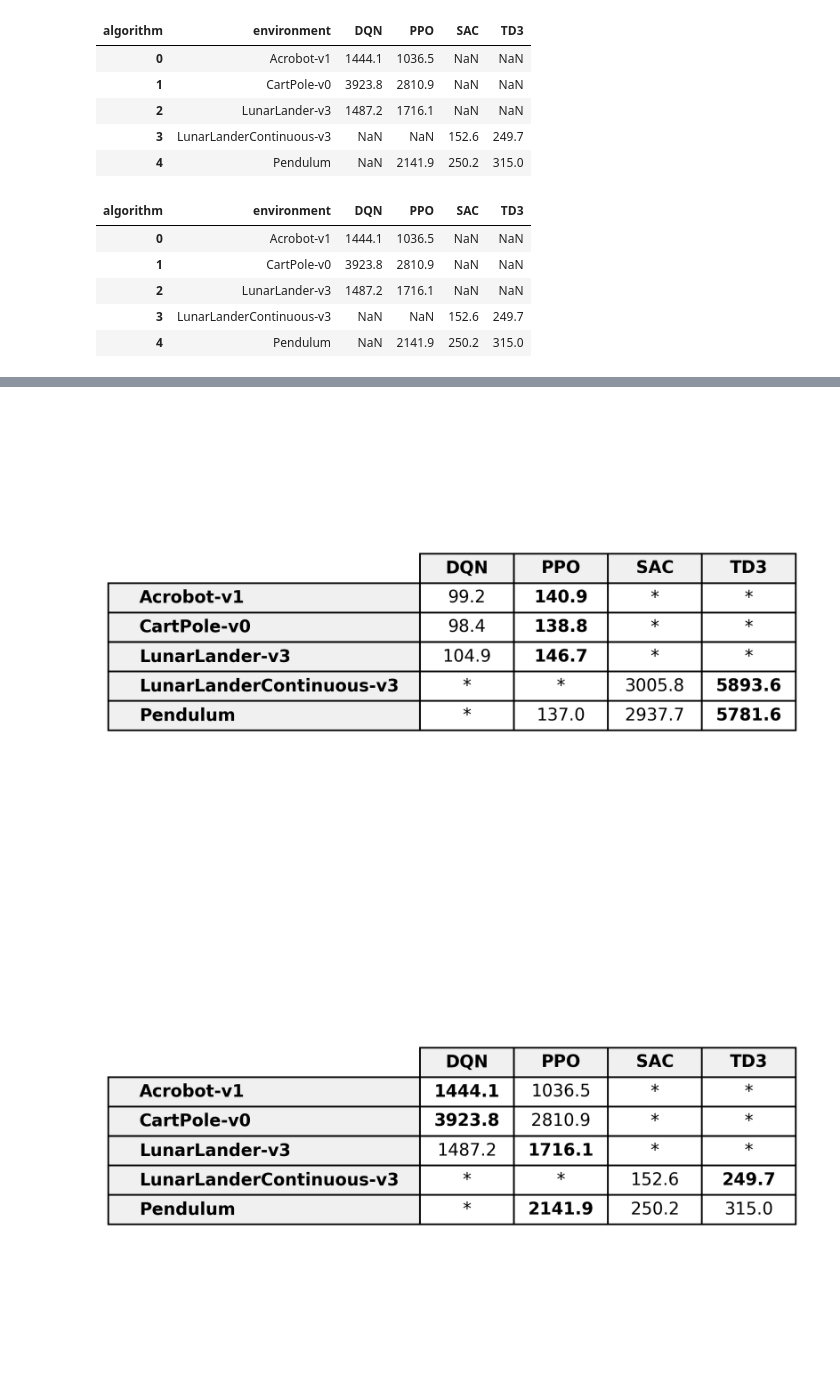
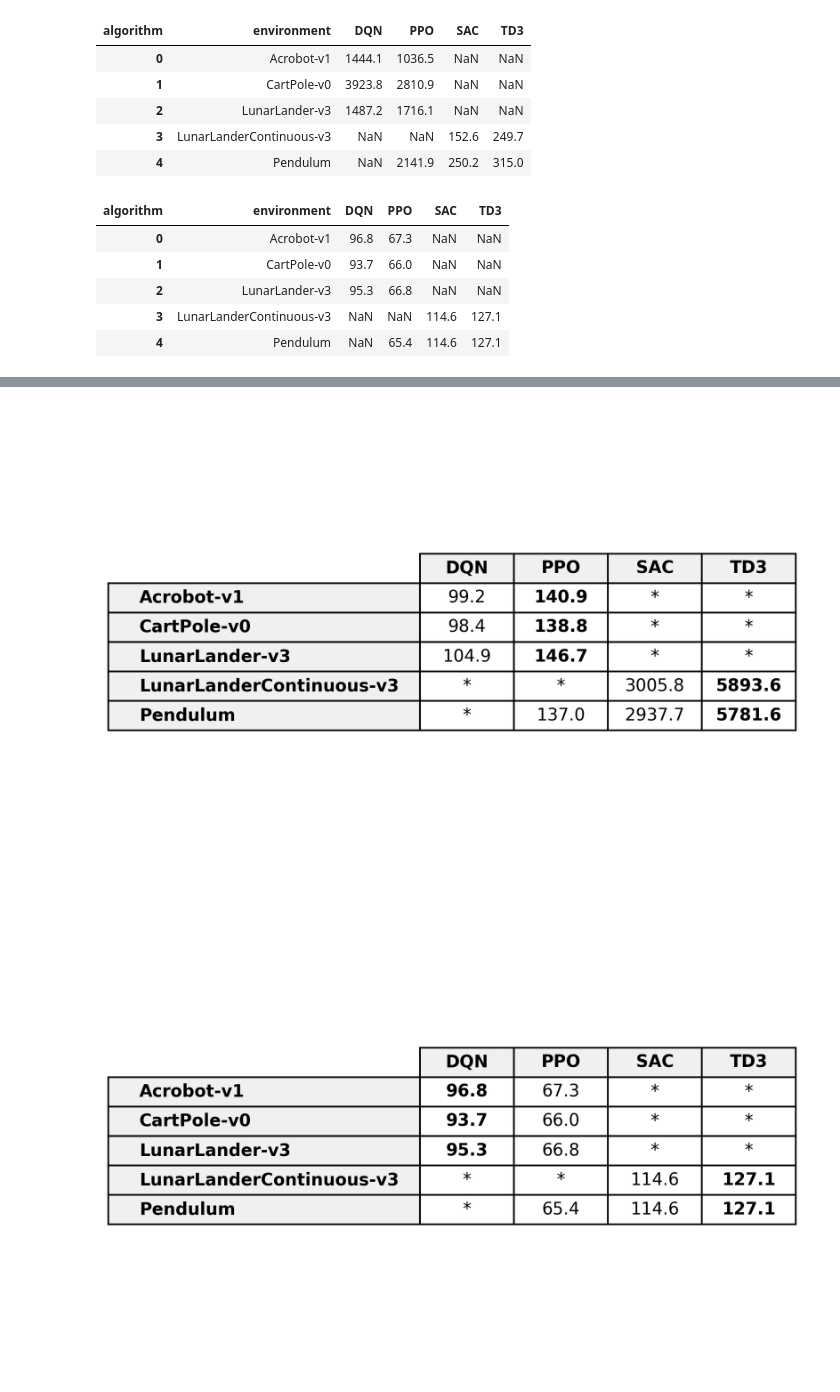
Before and after one commit to eliamounier/Deep_RL, a Jupyter notebook: analysis.ipynb, the cells around one changed output, grey strips where cells are left out. Drawn from its saved outputs; the diff is of its cells as text; code cells hidden in the pictures.

```diff
--- a/analysis.ipynb
+++ b/analysis.ipynb
@@ -201,18 +201,18 @@ params_table = stats.pivot_table(
 )
 
 
-params_table = fps_table.reset_index()
-params_table = fps_table.round(1)
+params_table = params_table.reset_index()
+params_table = params_table.round(1)
 
 
 params_table
 # %% [output]
 | algorithm | environment | DQN | PPO | SAC | TD3 |
-| 0 | Acrobot-v1 | 1444.1 | 1036.5 | NaN | NaN |
-| 1 | CartPole-v0 | 3923.8 | 2810.9 | NaN | NaN |
-| 2 | LunarLander-v3 | 1487.2 | 1716.1 | NaN | NaN |
-| 3 | LunarLanderContinuous-v3 | NaN | NaN | 152.6 | 249.7 |
-| 4 | Pendulum | NaN | 2141.9 | 250.2 | 315.0 |
+| 0 | Acrobot-v1 | 96.8 | 67.3 | NaN | NaN |
+| 1 | CartPole-v0 | 93.7 | 66.0 | NaN | NaN |
+| 2 | LunarLander-v3 | 95.3 | 66.8 | NaN | NaN |
+| 3 | LunarLanderContinuous-v3 | NaN | NaN | 114.6 | 127.1 |
+| 4 | Pendulum | NaN | 65.4 | 114.6 | 127.1 |
 # %%
 
 def save_table_as_image(
@@ -287,14 +287,15 @@ def save_table_as_image(
     fig.savefig(filename, bbox_inches="tight")
     plt.close(fig)
 # %%
+save_table_as_image(fps_table, filename="Algorithm_Training_Speed_(time per FPS).pdf",
+                    title="Algorithm Training Speed (time/FPS)")
 
-save_table_as_image(fps_table, filename="fps_table.pdf",
-                     title="Average FPS per Environment")
-save_table_as_image(model_size_table, filename="model_size_table.pdf",
-                     title="Model Size per Environment")
-save_table_as_image(params_table, filename="params_table.pdf",
-                     title="Parameter Size per Environment")
+save_table_as_image(model_size_table, filename="Model_Storage_Footprint_(kB).pdf",
+                    title="Model Storage Footprint (kB)")
+
+save_table_as_image(params_table, filename="Parameter_Density_by_Algorithm_(params per kB).pdf",
+                    title="Parameter Density by Algorithm (params/kB)")
 # %% [output]
 [figure]
 [figure]
-[figure, old version]
+[figure, new version]
```
Also changed, not shown: parts of 1 cell of this notebook, 3 other files.
